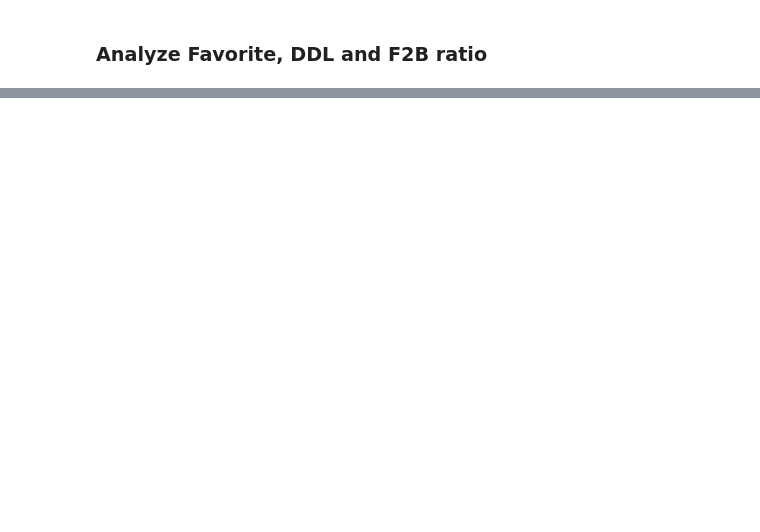
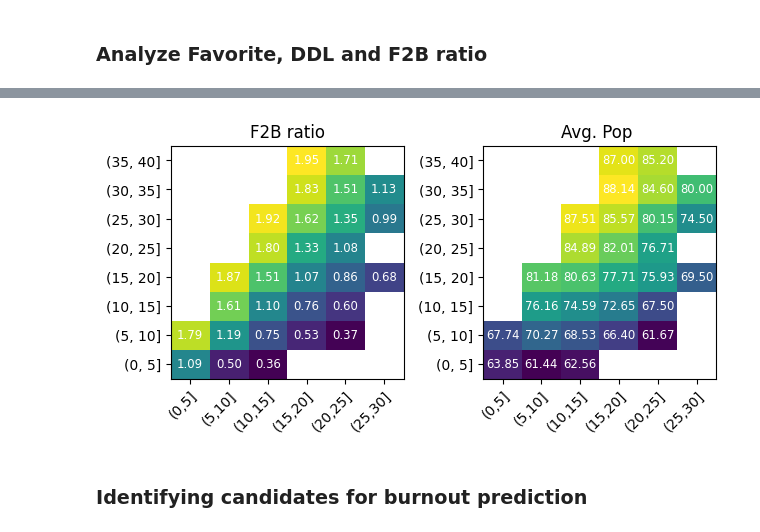
Before and after one commit to gjampanih/adds-early-burnout-warning-model, a Jupyter notebook: notebooks/ebw_metrics_analysis.ipynb, the cells around one changed output, grey strips where cells are left out. Cells and saved outputs as stored; diff of their text form; code cells hidden in the pictures; blank space fills up the shorter version.

Commit message:
adds-early-burnout-mwarning-model: metrics analysis

```diff
--- a/notebooks/ebw_metrics_analysis.ipynb
+++ b/notebooks/ebw_metrics_analysis.ipynb
@@ -58,6 +57,9 @@ all_formats.sort()
 all_formats
 # %% [output]
 ['A1', 'A2', 'C1', 'H1', 'L1', 'L3', 'O1', 'R1', 'R2', 'R3', 'U1', 'U2', 'Y0']
+# %%
+# define major formats
+major_formats = ['C1', 'H1', 'U1']
 # %% [markdown]
 #### Unique songs
 # %%
@@ -100,8 +102,3 @@ Y0    1390
 dtype: int64
 # %% [markdown]
 ### Analyze Favorite, DDL and F2B ratio
-# %%
-# plot out favorite, f2b ratio, and pop scores
-for fmt in all_formats:
-    print(df_ebw_metrics[(df_ebw_metrics['format_code']==fmt) & (~pd.isna(df_ebw_metrics['pop']))].head())
-    break
@@ -125,0 +105,65 @@ for fmt in all_formats:
+# %%
+import matplotlib as mpl
+import matplotlib.pyplot as plt
+import matplotlib.cm as cm
+pd.options.mode.chained_assignment = None  # default='warn'
+
+# plot out favorite, f2b ratio, and pop scoress
+for fmt in major_formats:
+    df_temp = df_ebw_metrics[(df_ebw_metrics['format_code']==fmt) & (~pd.isna(df_ebw_metrics['pop'])) & (df_ebw_metrics['f2b_ratio']<=2)]
+
+    # Discretize DDL and F2B
+    df_temp.loc[:, 'fav_bucket'] = pd.cut(df_temp['fav_metric'], bins=pd.interval_range(start=0, end=40, freq=5))
+    df_temp.loc[:, 'ddl_bucket'] = pd.cut(df_temp['ddl_metric'], bins=pd.interval_range(start=0, end=40, freq=5))
+
+    df_temp_agg_f2b = pd.pivot_table(df_temp.groupby(['ddl_bucket', 'fav_bucket']).agg({'f2b_ratio': np.mean}).reset_index(), index = ['fav_bucket'], columns=['ddl_bucket'])
+    df_temp_agg_pop = pd.pivot_table(df_temp.groupby(['ddl_bucket', 'fav_bucket']).agg({'pop': np.mean}).reset_index(), index = ['fav_bucket'], columns=['ddl_bucket'])
+
+    # print(df_temp_agg_f2b)
+    ax1 = plt.subplot(1,2,1)
+    im = ax1.imshow(df_temp_agg_f2b, origin='lower')
+
+    # Show all ticks and label them with the respective list entries
+    ax1.set_yticks(ticks=np.arange(len(df_temp_agg_f2b.index)), labels=df_temp_agg_f2b.index)
+    ax1.set_xticks(ticks=np.arange(len( df_temp_agg_f2b.columns)), labels=['(' + str(i.left) + ',' +  str(i.right) + ']' for (j,i) in df_temp_agg_f2b.columns])
+    #
+    # # Rotate the tick labels and set their alignment.
+    plt.setp(ax1.get_xticklabels(), rotation=45, ha="right",
+             rotation_mode="anchor")
+    #
+    # # Loop over data dimensions and create text annotations.
+    for i in np.arange(len(df_temp_agg_f2b.columns)):
+        for j in np.arange(len(df_temp_agg_f2b.index)):
+            text = ax1.text(i, j, "%.2f"%df_temp_agg_f2b.iloc[j, i],
+                           ha="center", va="center", color="w", fontsize='small')
+
+    ax1.set_title("F2B ratio")
+    ax1.set_aspect(1/ax1.get_data_ratio())
+
+    # plot pop
+    ax2 = plt.subplot(1,2,2)
+    im = ax2.imshow(df_temp_agg_pop, origin='lower')
+
+    # Show all ticks and label them with the respective list entries
+    ax2.set_yticks(ticks=np.arange(len(df_temp_agg_pop.index)), labels=df_temp_agg_pop.index)
+    ax2.set_xticks(ticks=np.arange(len( df_temp_agg_pop.columns)), labels=['(' + str(i.left) + ',' +  str(i.right) + ']' for (j,i) in df_temp_agg_pop.columns])
+    #
+    # # Rotate the tick labels and set their alignment.
+    plt.setp(ax2.get_xticklabels(), rotation=45, ha="right",
+             rotation_mode="anchor")
+    #
+    # # Loop over data dimensions and create text annotations.
+    for i in np.arange(len(df_temp_agg_pop.columns)):
+        for j in np.arange(len(df_temp_agg_pop.index)):
+            text = ax2.text(i, j, "%.2f"%df_temp_agg_pop.iloc[j, i],
+                           ha="center", va="center", color="w", fontsize = 'small')
+
+    ax2.set_title("Avg. Pop ")
+    ax2.set_aspect(1/ax2.get_data_ratio())
+
+    plt.tight_layout()
+    break
+# %% [output]
+[figure, added]
+# %% [markdown]
+### Identifying candidates for burnout prediction
```
Also changed, not shown: parts of 16 cells of this notebook, 1 other file.
